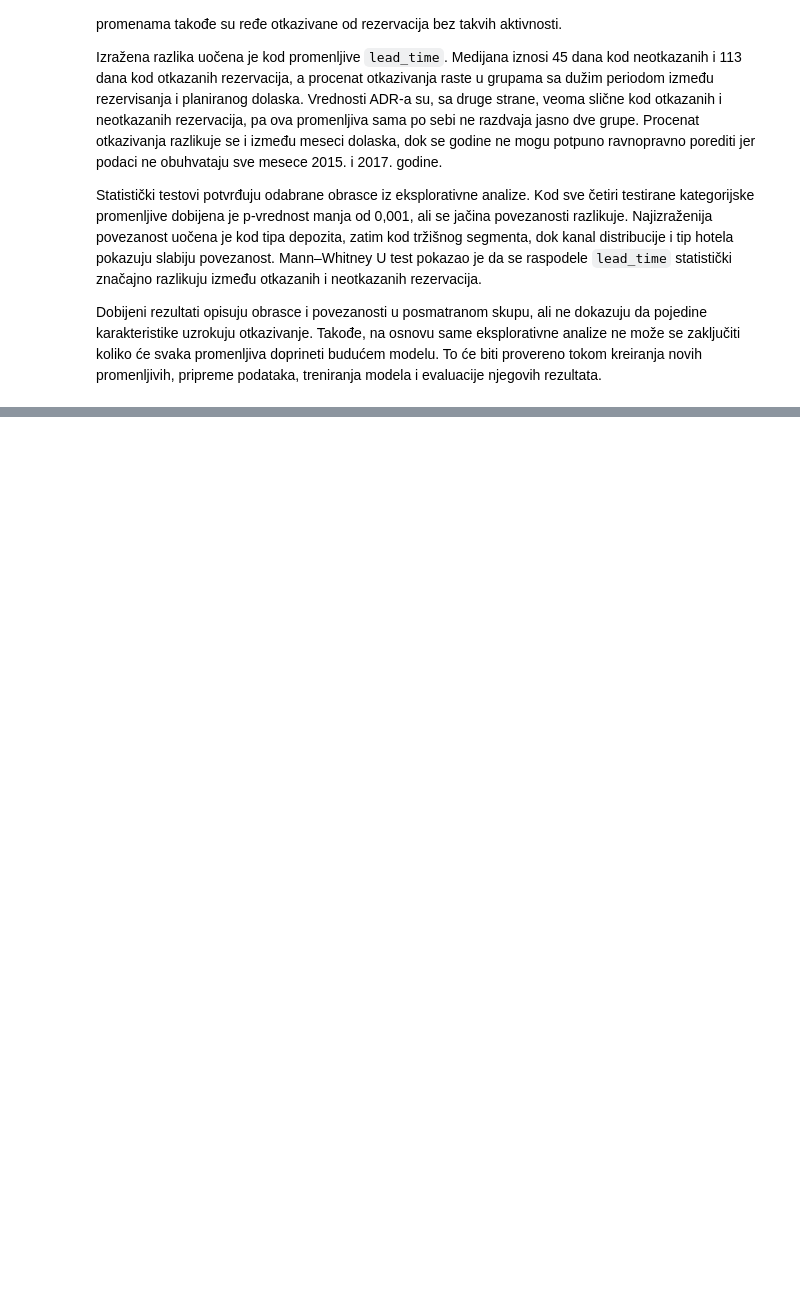
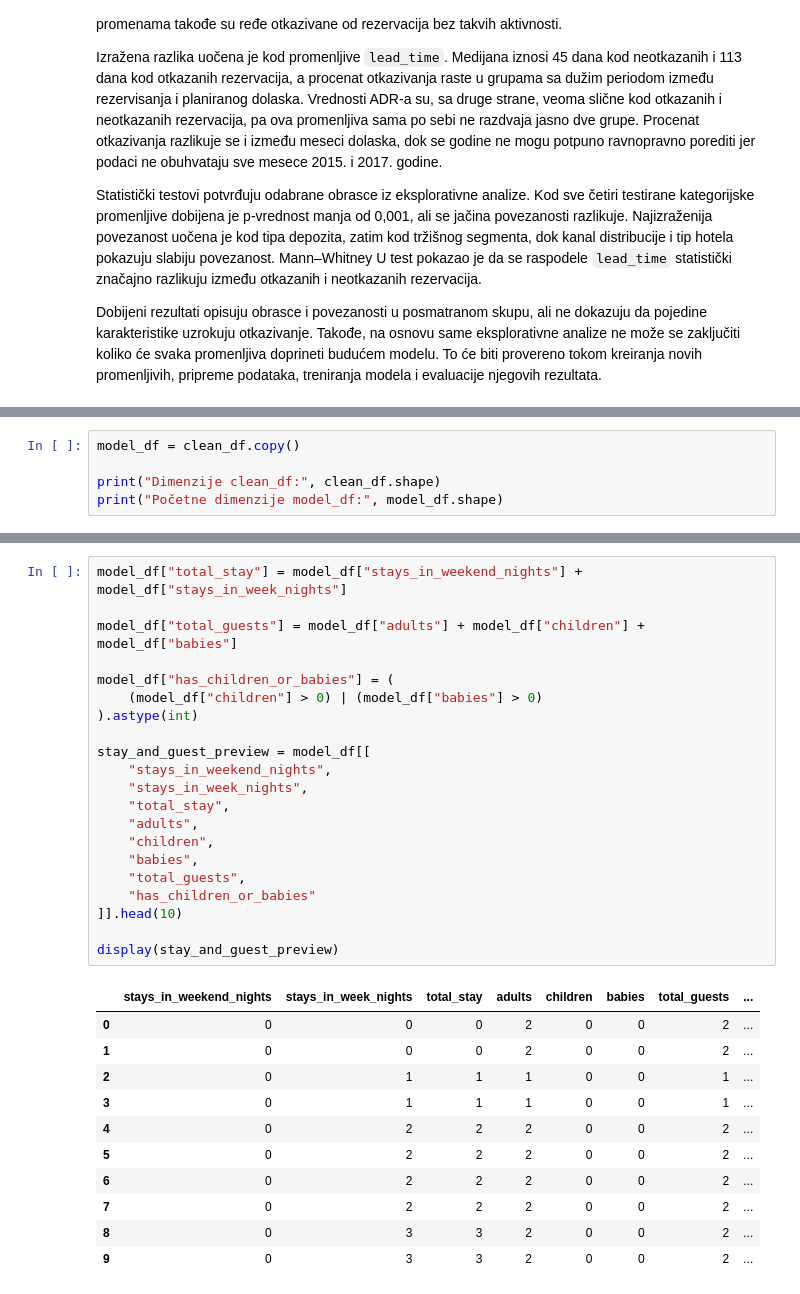
Before and after one commit to angelinalazarevic/Seminarski-UNP---Hotel-Booking, a Jupyter notebook: notebooks/hotel_booking_analysis.ipynb, the cells around one changed output, grey strips where cells are left out. Drawn from its saved outputs; the diff is of its cells as text; blank space fills up the shorter version.

```diff
--- a/notebooks/hotel_booking_analysis.ipynb
+++ b/notebooks/hotel_booking_analysis.ipynb
@@ -1945,0 +1952,5 @@ Dobijeni rezultati opisuju obrasce i povezanosti u posmatranom skupu, ali ne dok
+# %%
+model_df = clean_df.copy()
+
+print("Dimenzije clean_df:", clean_df.shape)
+print("Početne dimenzije model_df:", model_df.shape)
@@ -1945,0 +1968,33 @@ Dobijeni rezultati opisuju obrasce i povezanosti u posmatranom skupu, ali ne dok
+# %%
+model_df["total_stay"] = model_df["stays_in_weekend_nights"] + model_df["stays_in_week_nights"]
+
+model_df["total_guests"] = model_df["adults"] + model_df["children"] + model_df["babies"]
+
+model_df["has_children_or_babies"] = (
+    (model_df["children"] > 0) | (model_df["babies"] > 0)
+).astype(int)
+
+stay_and_guest_preview = model_df[[
+    "stays_in_weekend_nights",
+    "stays_in_week_nights",
+    "total_stay",
+    "adults",
+    "children",
+    "babies",
+    "total_guests",
+    "has_children_or_babies"
+]].head(10)
+
+display(stay_and_guest_preview)
+# %% [output]
+|  | stays_in_weekend_nights | stays_in_week_nights | total_stay | adults | children | babies | total_guests | ... |
+| 0 | 0 | 0 | 0 | 2 | 0 | 0 | 2 | ... |
+| 1 | 0 | 0 | 0 | 2 | 0 | 0 | 2 | ... |
+| 2 | 0 | 1 | 1 | 1 | 0 | 0 | 1 | ... |
+| 3 | 0 | 1 | 1 | 1 | 0 | 0 | 1 | ... |
+| 4 | 0 | 2 | 2 | 2 | 0 | 0 | 2 | ... |
+| 5 | 0 | 2 | 2 | 2 | 0 | 0 | 2 | ... |
+| 6 | 0 | 2 | 2 | 2 | 0 | 0 | 2 | ... |
+| 7 | 0 | 2 | 2 | 2 | 0 | 0 | 2 | ... |
+| 8 | 0 | 3 | 3 | 2 | 0 | 0 | 2 | ... |
+| 9 | 0 | 3 | 3 | 2 | 0 | 0 | 2 | ... |
```
Also changed, not shown: parts of 17 cells of this notebook.
